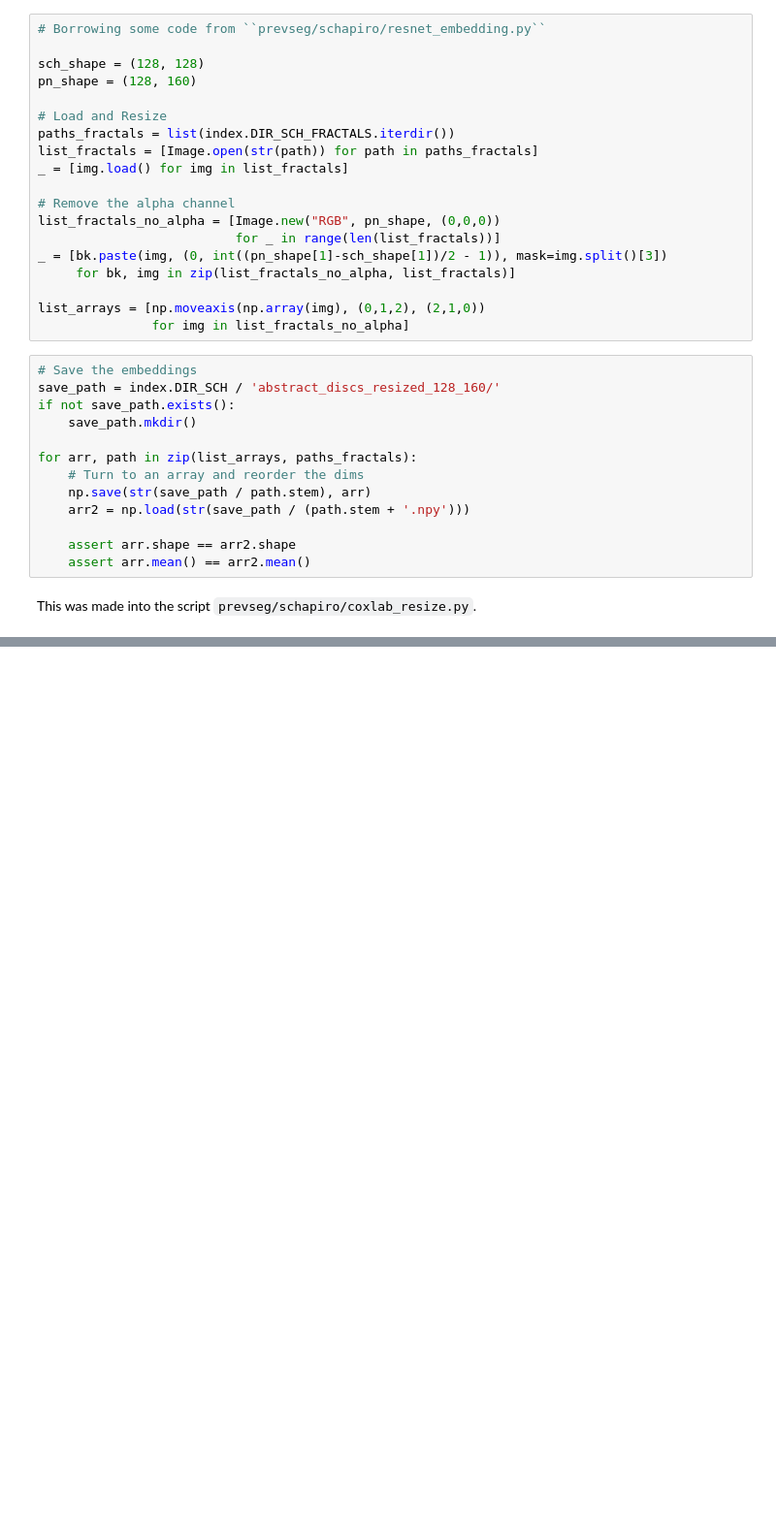
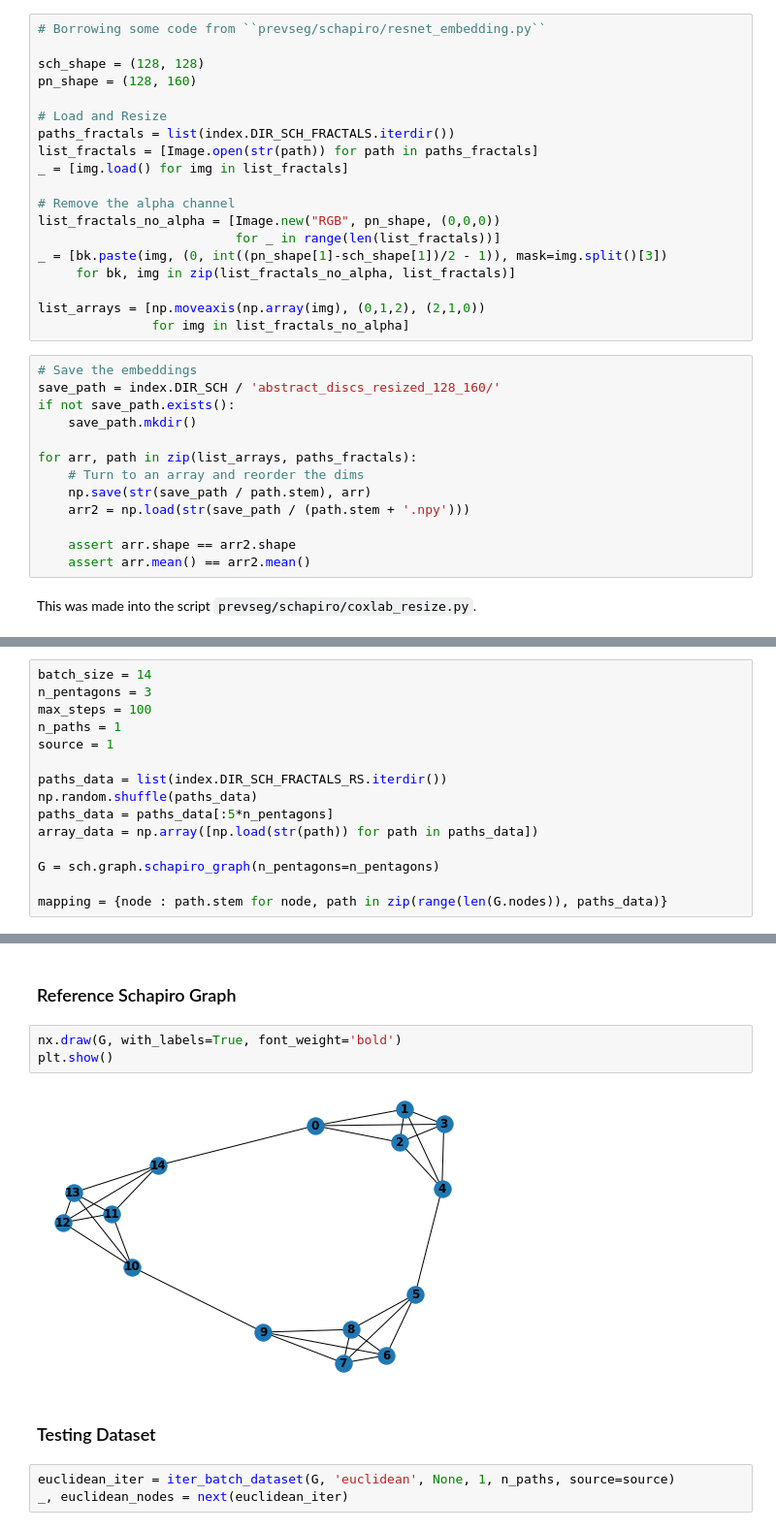
Before and after one commit to APRashedAhmed/predictive-event-segmentation, a Jupyter notebook: docs/source/workbooks/wb-2.2.0-Running-the-CoxLab-PredNet.ipynb, the cells around one changed output, grey strips where cells are left out. Shown at 97% size. Cells and saved outputs as stored; diff of their text form; blank space fills up the shorter version.

```diff
--- a/docs/source/workbooks/wb-2.2.0-Running-the-CoxLab-PredNet.ipynb
+++ b/docs/source/workbooks/wb-2.2.0-Running-the-CoxLab-PredNet.ipynb
@@ -293,0 +320,15 @@ This was made into the script `prevseg/schapiro/coxlab_resize.py`.
+# %%
+batch_size = 14
+n_pentagons = 3
+max_steps = 100
+n_paths = 1
+source = 1
+
+paths_data = list(index.DIR_SCH_FRACTALS_RS.iterdir())
+np.random.shuffle(paths_data)
+paths_data = paths_data[:5*n_pentagons]
+array_data = np.array([np.load(str(path)) for path in paths_data])
+
+G = sch.graph.schapiro_graph(n_pentagons=n_pentagons)
+
+mapping = {node : path.stem for node, path in zip(range(len(G.nodes)), paths_data)}
@@ -293,0 +367,12 @@ This was made into the script `prevseg/schapiro/coxlab_resize.py`.
+# %% [markdown]
+### Reference Schapiro Graph
+# %%
+nx.draw(G, with_labels=True, font_weight='bold')
+plt.show()
+# %% [output]
+[figure, added]
+# %% [markdown]
+### Testing Dataset
+# %%
+euclidean_iter = iter_batch_dataset(G, 'euclidean', None, 1, n_paths, source=source)
+_, euclidean_nodes = next(euclidean_iter)
```
Also changed, not shown: parts of 16 cells of this notebook, 2 other files.
